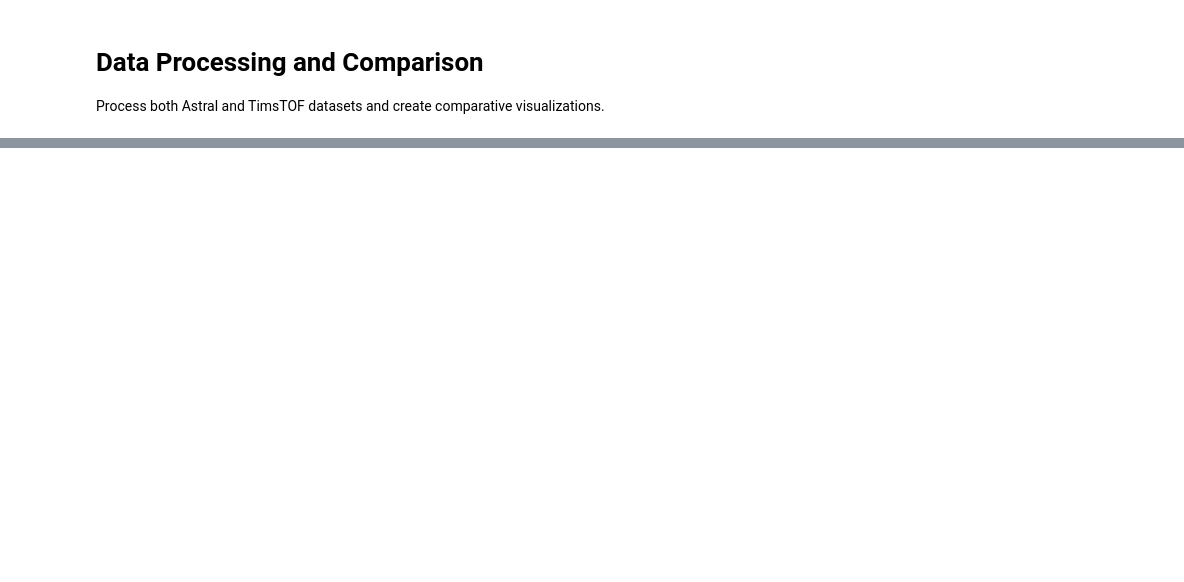
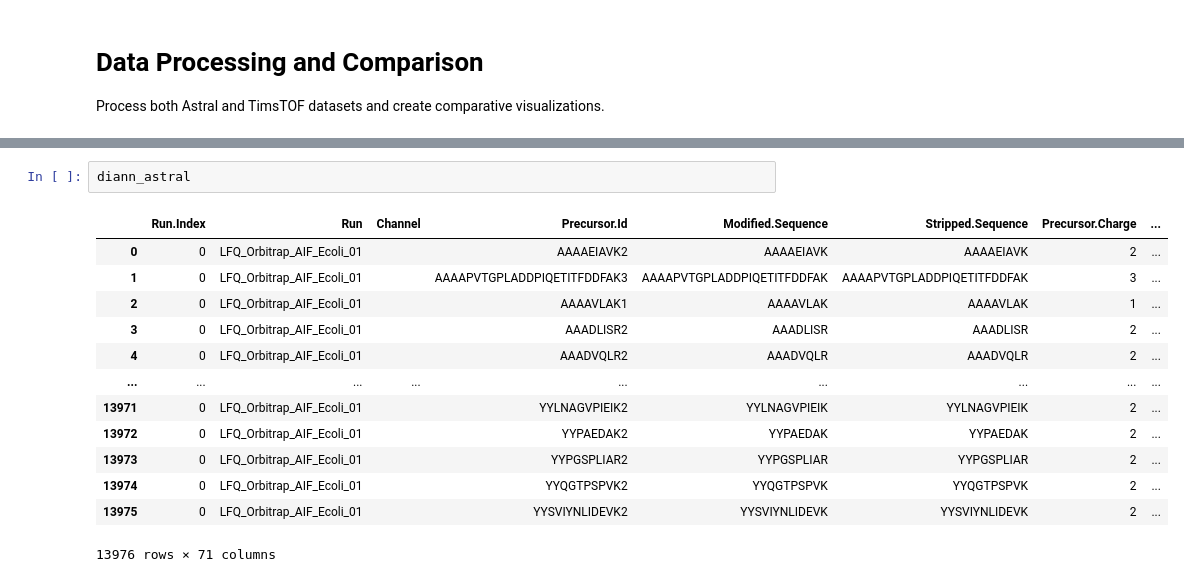
Before and after one commit to CompOmics/MuMDIA, a Jupyter notebook: evaluate_ids.ipynb, the cells around one changed output, grey strips where cells are left out. Saved outputs shown, nothing was run; the diff lists cells and outputs as text; blank space fills up the shorter version.

```diff
--- a/evaluate_ids.ipynb
+++ b/evaluate_ids.ipynb
@@ -143,0 +164,16 @@ TimsTOF Dataset:
+# %%
+diann_astral
+# %% [output]
+|  | Run.Index | Run | Channel | Precursor.Id | Modified.Sequence | Stripped.Sequence | Precursor.Charge | ... |
+| 0 | 0 | LFQ_Orbitrap_AIF_Ecoli_01 |  | AAAAEIAVK2 | AAAAEIAVK | AAAAEIAVK | 2 | ... |
+| 1 | 0 | LFQ_Orbitrap_AIF_Ecoli_01 |  | AAAAPVTGPLADDPIQETITFDDFAK3 | AAAAPVTGPLADDPIQETITFDDFAK | AAAAPVTGPLADDPIQETITFDDFAK | 3 | ... |
+| 2 | 0 | LFQ_Orbitrap_AIF_Ecoli_01 |  | AAAAVLAK1 | AAAAVLAK | AAAAVLAK | 1 | ... |
+| 3 | 0 | LFQ_Orbitrap_AIF_Ecoli_01 |  | AAADLISR2 | AAADLISR | AAADLISR | 2 | ... |
+| 4 | 0 | LFQ_Orbitrap_AIF_Ecoli_01 |  | AAADVQLR2 | AAADVQLR | AAADVQLR | 2 | ... |
+| ... | ... | ... | ... | ... | ... | ... | ... | ... |
+| 13971 | 0 | LFQ_Orbitrap_AIF_Ecoli_01 |  | YYLNAGVPIEIK2 | YYLNAGVPIEIK | YYLNAGVPIEIK | 2 | ... |
+| 13972 | 0 | LFQ_Orbitrap_AIF_Ecoli_01 |  | YYPAEDAK2 | YYPAEDAK | YYPAEDAK | 2 | ... |
+| 13973 | 0 | LFQ_Orbitrap_AIF_Ecoli_01 |  | YYPGSPLIAR2 | YYPGSPLIAR | YYPGSPLIAR | 2 | ... |
+| 13974 | 0 | LFQ_Orbitrap_AIF_Ecoli_01 |  | YYQGTPSPVK2 | YYQGTPSPVK | YYQGTPSPVK | 2 | ... |
+| 13975 | 0 | LFQ_Orbitrap_AIF_Ecoli_01 |  | YYSVIYNLIDEVK2 | YYSVIYNLIDEVK | YYSVIYNLIDEVK | 2 | ... |
+13976 rows × 71 columns
```
Also changed, not shown: parts of 11 cells of this notebook, 13 other files.
